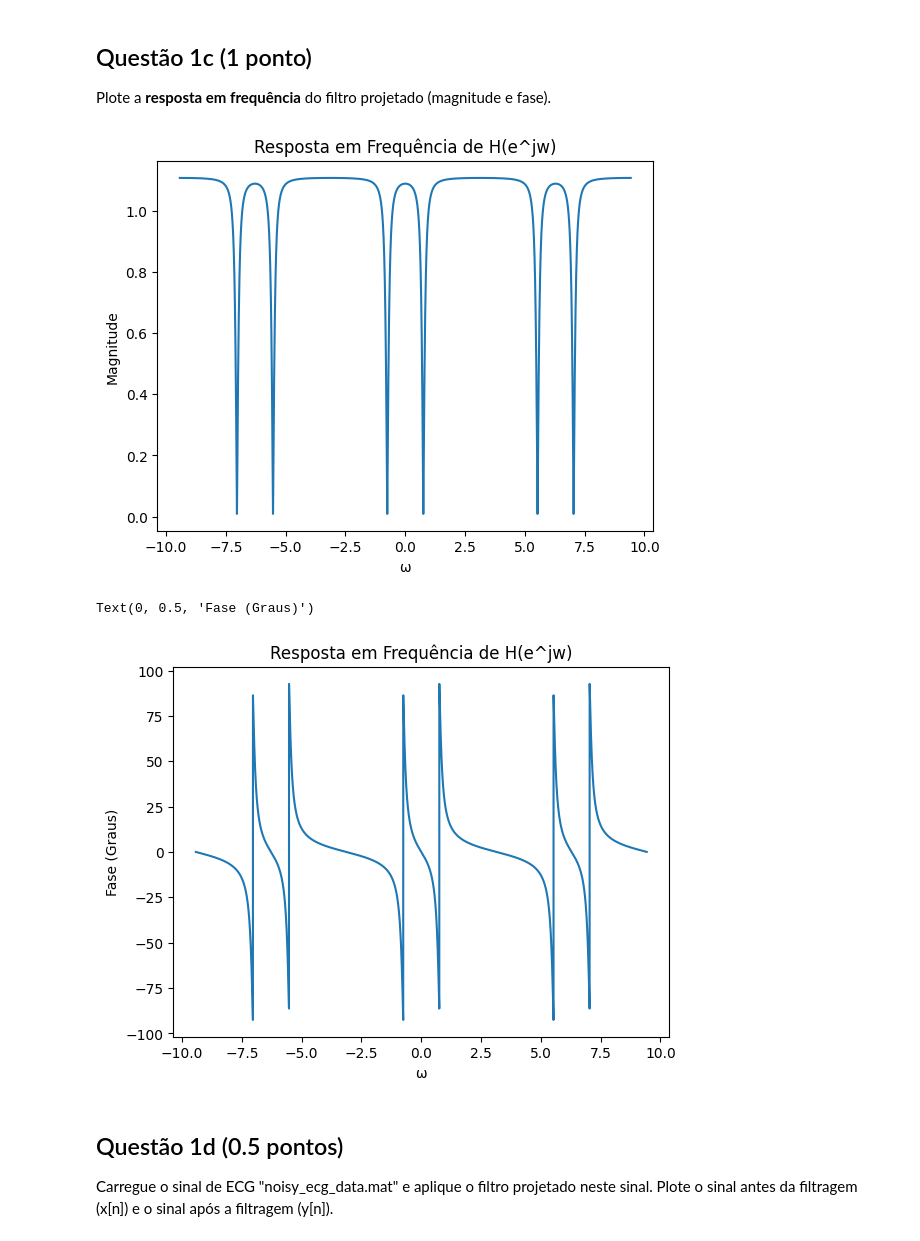
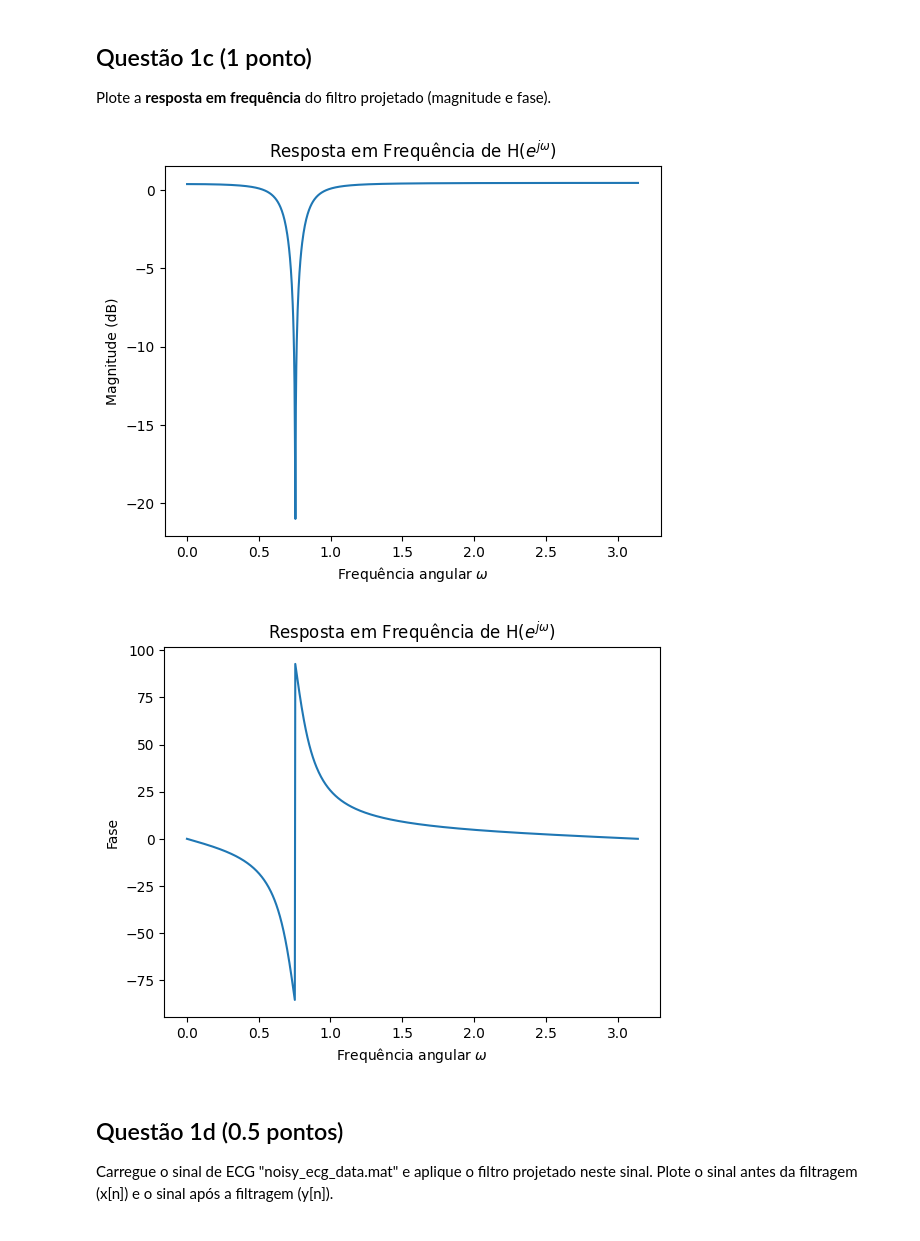
Before and after one commit to leopcortes/unb, a Jupyter notebook: sstd/Projeto2/200030582-projeto2.ipynb, the cells around one changed output. Cells and saved outputs as stored; diff of their text form; code cells hidden in the pictures.

```diff
--- a/sstd/Projeto2/200030582-projeto2.ipynb
+++ b/sstd/Projeto2/200030582-projeto2.ipynb
@@ -44,35 +44,37 @@ A partir do diagrama desenvolvido na questão anterior, escreva a função de tr
 
 Plote a **resposta em frequência** do filtro projetado (magnitude e fase).
 # %%
-#Resposta da questão 1c
+omega = 0.24 * np.pi
+a = 0.9
+
 b0 = 1
-b1 = -1.458
+b1 = -2 * np.cos(omega)
 b2 = 1
 a0 = 1
-a1 = -1.3122
-a2 = 0.81
+a1 = -2 * a * np.cos(omega)
+a2 = a**2
 
-w = np.linspace(-3 * np.pi, 3 * np.pi, 10000)
+w = np.linspace(0, np.pi, 1000)
 z = np.exp(1j * w)
 
 H = (b0*(z**2) + b1*z + b2) / (a0*(z**2) + a1*z + a2)
 H_abs = abs(H)
 H_phase_deg = np.angle(H, deg=True)
 
-plt.plot(w, H_abs)
-plt.title('Resposta em Frequência de H(e^jw)')
-plt.xlabel('ω')
-plt.ylabel('Magnitude')
+plt.plot(w, 10 * np.log10(H_abs))
+plt.title('Resposta em Frequência de H($e^{j\omega}$)')
+plt.xlabel('Frequência angular $\omega$')
+plt.ylabel('Magnitude (dB)')
 plt.show()
 
 plt.plot(w, H_phase_deg)
-plt.title('Resposta em Frequência de H(e^jw)')
-plt.xlabel('ω')
-plt.ylabel('Fase (Graus)')
+plt.title('Resposta em Frequência de H($e^{j\omega}$)')
+plt.xlabel('Frequência angular $\omega$')
+plt.ylabel('Fase')
+plt.show()
 # %% [output]
-[figure, old version]
+[figure, new version]
-Text(0, 0.5, 'Fase (Graus)')
-[figure, old version]
+[figure, new version]
 # %% [markdown]
 ## Questão 1d (0.5  pontos)
 
```
Also changed, not shown: parts of 1 cell of this notebook, 1 other file.
